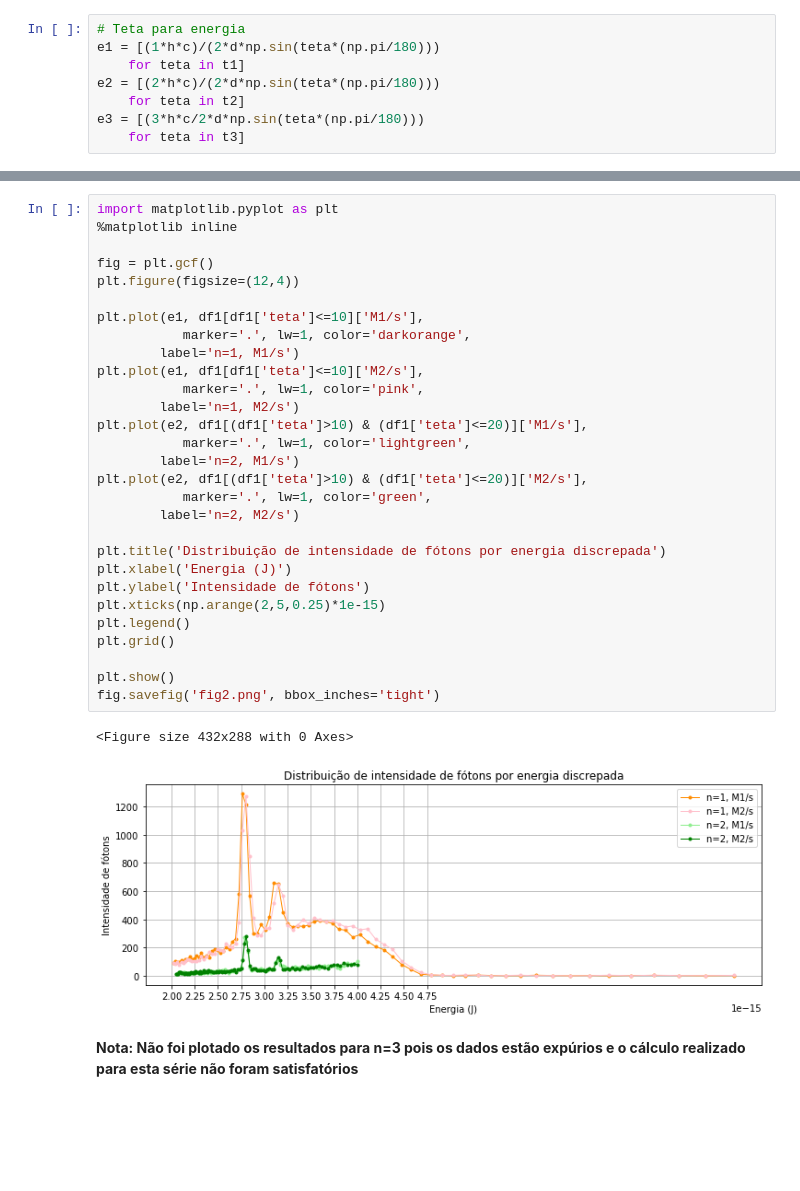
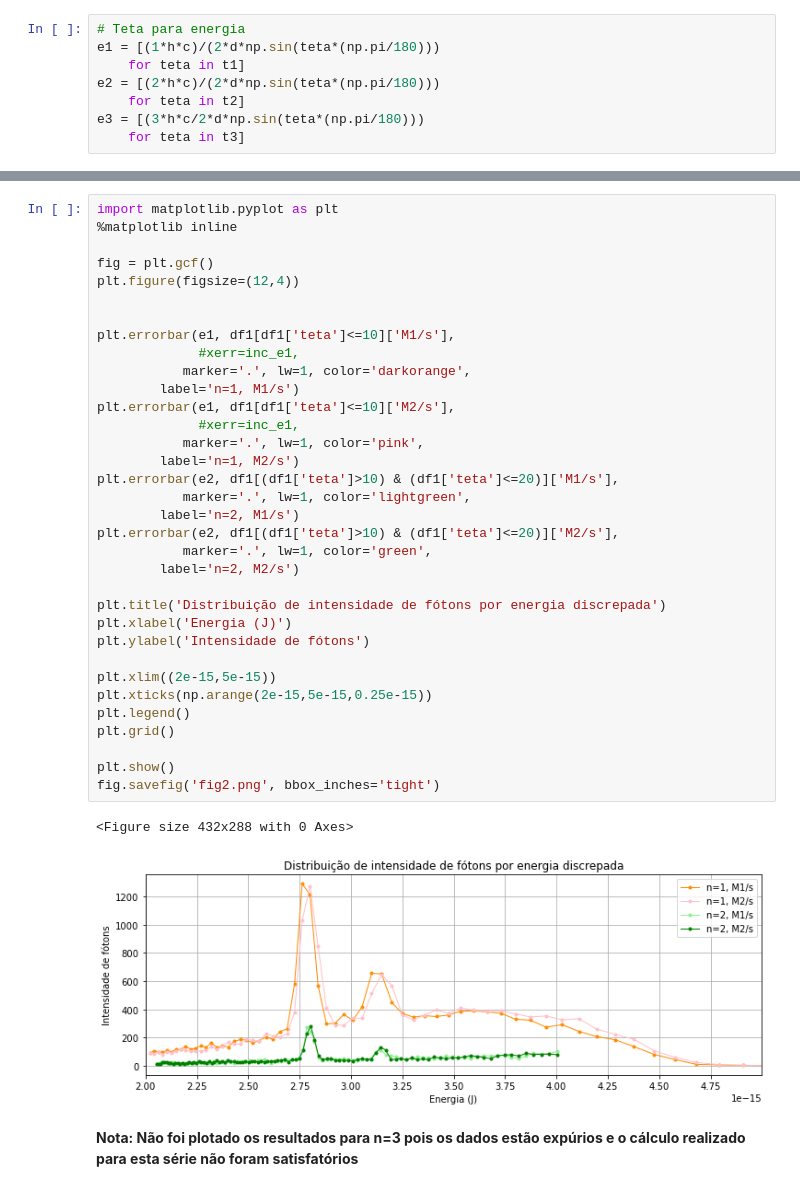
Before and after one commit to leonardovaladao/QuantumLab, a Jupyter notebook: 3. RaioX/Análise.ipynb, the cells around one changed output, grey strips where cells are left out. Saved outputs shown, nothing was run; the diff lists cells and outputs as text; blank space fills up the shorter version.

```diff
--- a/3. RaioX/Análise.ipynb
+++ b/3. RaioX/Análise.ipynb
@@ -85,35 +127,40 @@ e3 = [(3*h*c/2*d*np.sin(teta*(np.pi/180)))
 # %%
 import matplotlib.pyplot as plt
 %matplotlib inline
 
 fig = plt.gcf()
 plt.figure(figsize=(12,4))
 
-plt.plot(e1, df1[df1['teta']<=10]['M1/s'],
+
+plt.errorbar(e1, df1[df1['teta']<=10]['M1/s'],
+             #xerr=inc_e1,
            marker='.', lw=1, color='darkorange',
         label='n=1, M1/s')
-plt.plot(e1, df1[df1['teta']<=10]['M2/s'],
+plt.errorbar(e1, df1[df1['teta']<=10]['M2/s'],
+             #xerr=inc_e1,
            marker='.', lw=1, color='pink',
         label='n=1, M2/s')
-plt.plot(e2, df1[(df1['teta']>10) & (df1['teta']<=20)]['M1/s'],
+plt.errorbar(e2, df1[(df1['teta']>10) & (df1['teta']<=20)]['M1/s'],
            marker='.', lw=1, color='lightgreen',
         label='n=2, M1/s')
-plt.plot(e2, df1[(df1['teta']>10) & (df1['teta']<=20)]['M2/s'],
+plt.errorbar(e2, df1[(df1['teta']>10) & (df1['teta']<=20)]['M2/s'],
            marker='.', lw=1, color='green',
         label='n=2, M2/s')
 
 plt.title('Distribuição de intensidade de fótons por energia discrepada')
 plt.xlabel('Energia (J)')
 plt.ylabel('Intensidade de fótons')
-plt.xticks(np.arange(2,5,0.25)*1e-15)
+
+plt.xlim((2e-15,5e-15))
+plt.xticks(np.arange(2e-15,5e-15,0.25e-15))
 plt.legend()
 plt.grid()
 
 plt.show()
 fig.savefig('fig2.png', bbox_inches='tight')
 # %% [output]
 <Figure size 432x288 with 0 Axes>
-[figure, old version]
+[figure, new version]
 # %% [markdown]
 **Nota: Não foi plotado os resultados para n=3 pois os dados estão expúrios e o cálculo realizado para esta série não foram satisfatórios**
 # %% [markdown]
```
Also changed, not shown: parts of 12 cells of this notebook.
